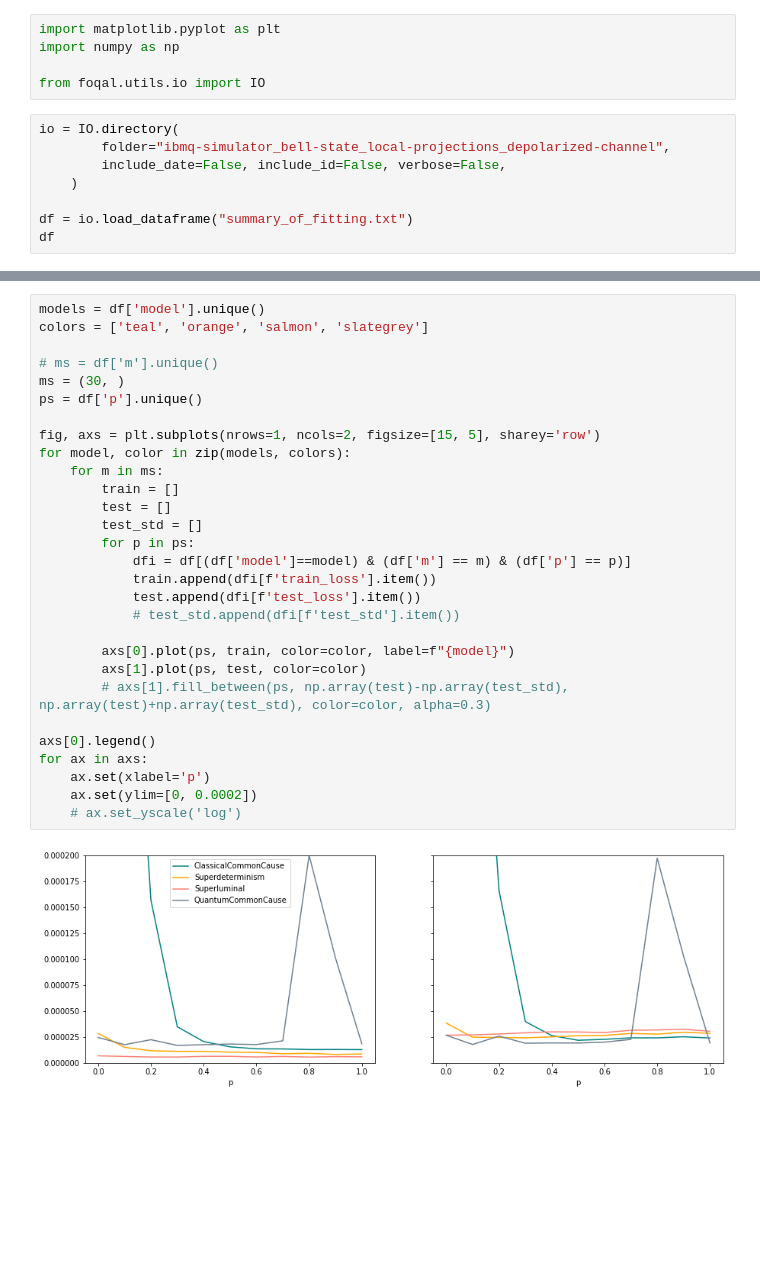
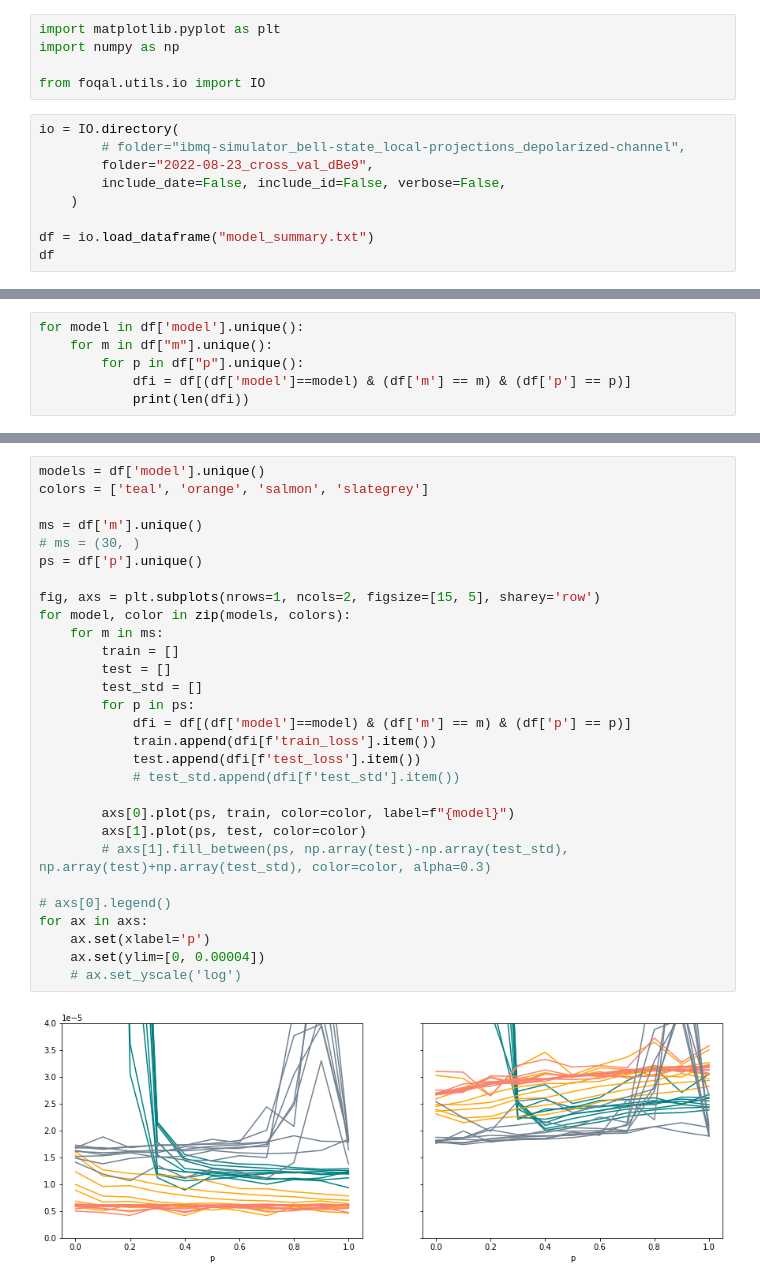
Before and after one commit to benjimaclellan/foqal, a Jupyter notebook: projects/causal/analysis.ipynb, the cells around one changed output, grey strips where cells are left out. Drawn from its saved outputs; the diff is of its cells as text; blank space fills up the shorter version.

Commit message:
Save all iterations of cross_val in causal models

```diff
--- a/projects/causal/analysis.ipynb
+++ b/projects/causal/analysis.ipynb
@@ -7,10 +7,11 @@ import numpy as np
 from foqal.utils.io import IO
 # %%
 io = IO.directory(
-        folder="ibmq-simulator_bell-state_local-projections_depolarized-channel",
+        # folder="ibmq-simulator_bell-state_local-projections_depolarized-channel",
+        folder="2022-08-23_cross_val_dBe9",
         include_date=False, include_id=False, verbose=False,
     )
 
-df = io.load_dataframe("summary_of_fitting.txt")
+df = io.load_dataframe("model_summary.txt")
 df
 # %% [output]
@@ -29,0 +31,6 @@ df
+# %%
+for model in df['model'].unique():
+    for m in df["m"].unique():
+        for p in df["p"].unique():
+            dfi = df[(df['model']==model) & (df['m'] == m) & (df['p'] == p)]
+            print(len(dfi))
@@ -30,31 +55,31 @@ df
 # %%
 models = df['model'].unique()
 colors = ['teal', 'orange', 'salmon', 'slategrey']
 
-# ms = df['m'].unique()
-ms = (30, )
+ms = df['m'].unique()
+# ms = (30, )
 ps = df['p'].unique()
 
 fig, axs = plt.subplots(nrows=1, ncols=2, figsize=[15, 5], sharey='row')
 for model, color in zip(models, colors):
     for m in ms:
         train = []
         test = []
         test_std = []
         for p in ps:
             dfi = df[(df['model']==model) & (df['m'] == m) & (df['p'] == p)]
             train.append(dfi[f'train_loss'].item())
             test.append(dfi[f'test_loss'].item())
             # test_std.append(dfi[f'test_std'].item())
 
         axs[0].plot(ps, train, color=color, label=f"{model}")
         axs[1].plot(ps, test, color=color)
         # axs[1].fill_between(ps, np.array(test)-np.array(test_std), np.array(test)+np.array(test_std), color=color, alpha=0.3)
 
-axs[0].legend()
+# axs[0].legend()
 for ax in axs:
     ax.set(xlabel='p')
-    ax.set(ylim=[0, 0.0002])
+    ax.set(ylim=[0, 0.00004])
     # ax.set_yscale('log')
 # %% [output]
-[figure, old version]
+[figure, new version]
```
Also changed, not shown: parts of 2 cells of this notebook, 2 other files.
